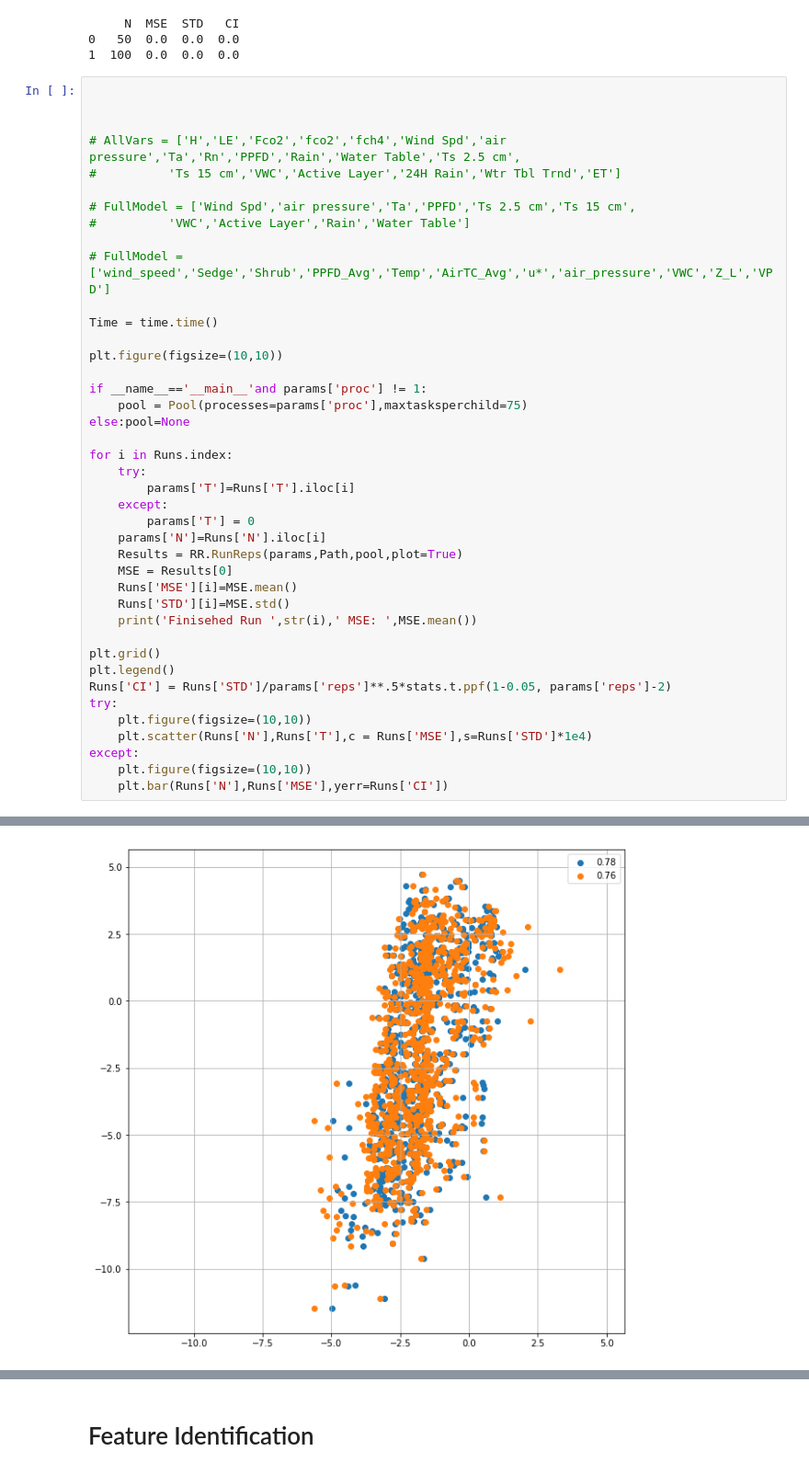
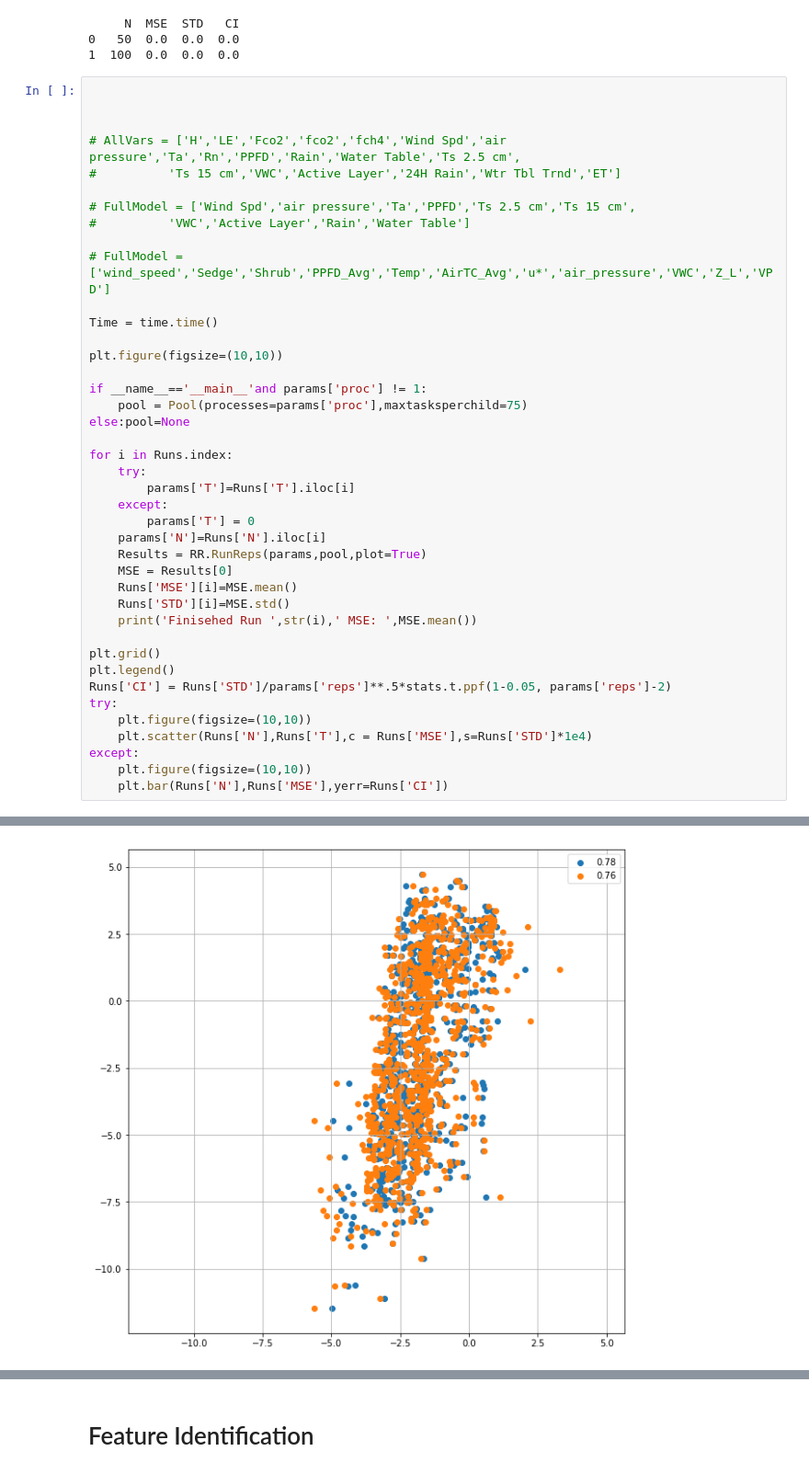
Before and after one commit to June-Skeeter/ML_GapFilling, a Jupyter notebook: MultiLayerModel.ipynb, the cells around one changed output, grey strips where cells are left out. Shown at 92% size. Saved outputs shown, nothing was run; the diff lists cells and outputs as text.

```diff
--- a/MultiLayerModel.ipynb
+++ b/MultiLayerModel.ipynb
@@ -82,7 +82,7 @@ for i in Runs.index:
     except:
         params['T'] = 0
     params['N']=Runs['N'].iloc[i]
-    Results = RR.RunReps(params,Path,pool,plot=True)
+    Results = RR.RunReps(params,pool,plot=True)
     MSE = Results[0]
     Runs['MSE'][i]=MSE.mean()
     Runs['STD'][i]=MSE.std()
@@ -109,4 +109,4 @@ Finisehed Run  1  MSE:  0.757165467675
-[figure, old version]
+[figure, new version]
 <matplotlib.figure.Figure at 0x...>
 [figure]
 # %%
```
Also changed, not shown: parts of 4 cells of this notebook.
